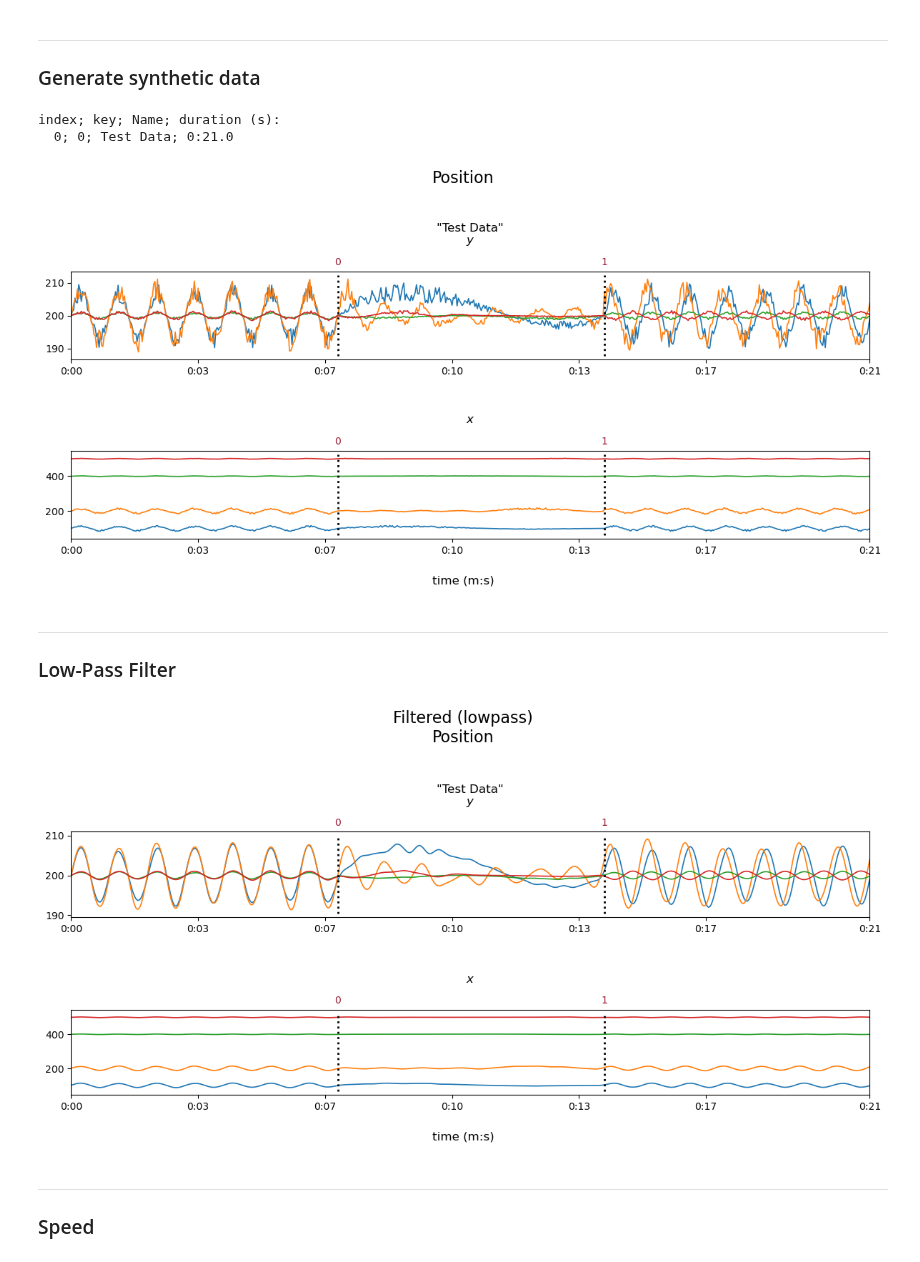
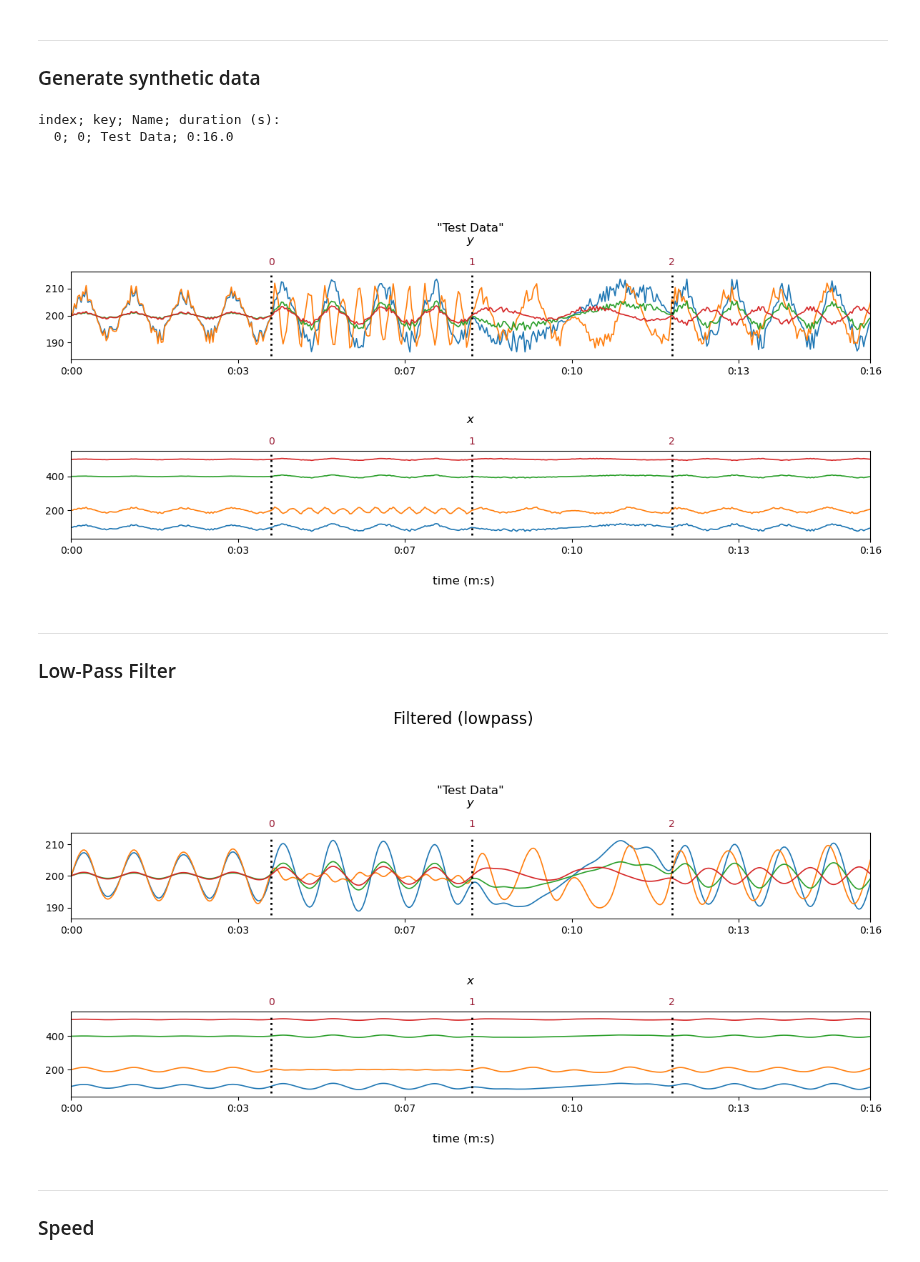
Before and after one commit to juigmend/SynCoord, a Jupyter notebook: docs/PLV.ipynb, the cells around one changed output. Saved outputs shown, nothing was run; the diff lists cells and outputs as text; code cells hidden in the pictures.

```diff
--- a/docs/PLV.ipynb
+++ b/docs/PLV.ipynb
@@ -40,12 +40,12 @@ import syncoord as sc
 ***
 ### Generate synthetic data
 # %%
-position = sc.ptdata.position( 'make', print_info=True )
+position = sc.ptdata.load( 'make', seed=1, print_info=True )
 position.visualise( vscale=1.2, dlattr='1.2' )
 # %% [output]
 index; key; Name; duration (s):
-  0; 0; Test Data; 0:21.0
+  0; 0; Test Data; 0:16.0
-[figure, old version]
+[figure, new version]
 # %% [markdown]
 ***
 ### Low-Pass Filter
@@ -66,7 +66,7 @@ else:
     smooth_pos = position
     print('Filter not applied.')
 # %% [output]
-[figure, old version]
+[figure, new version]
 # %% [markdown]
 ***
 ### Speed
```
Also changed, not shown: parts of 7 cells of this notebook.
